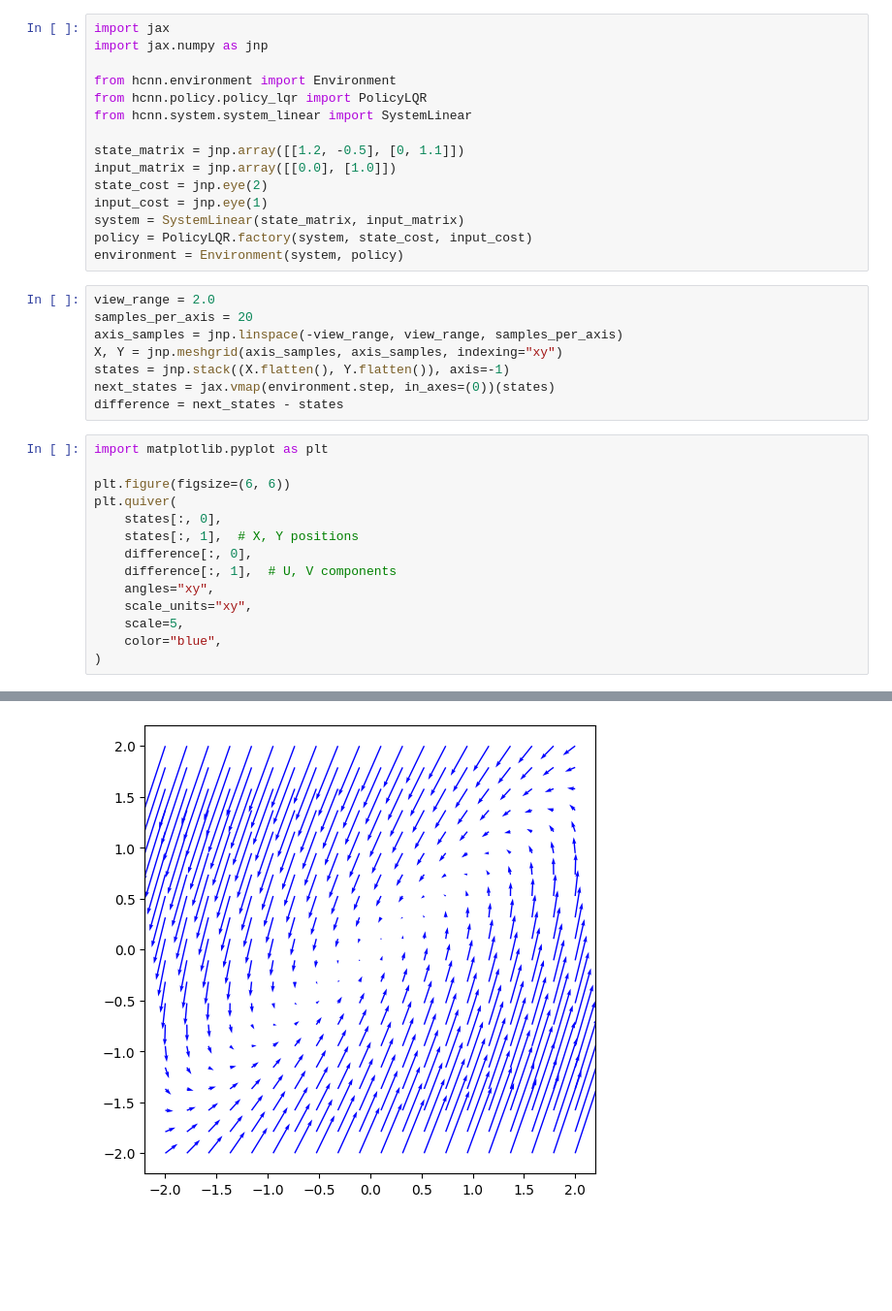
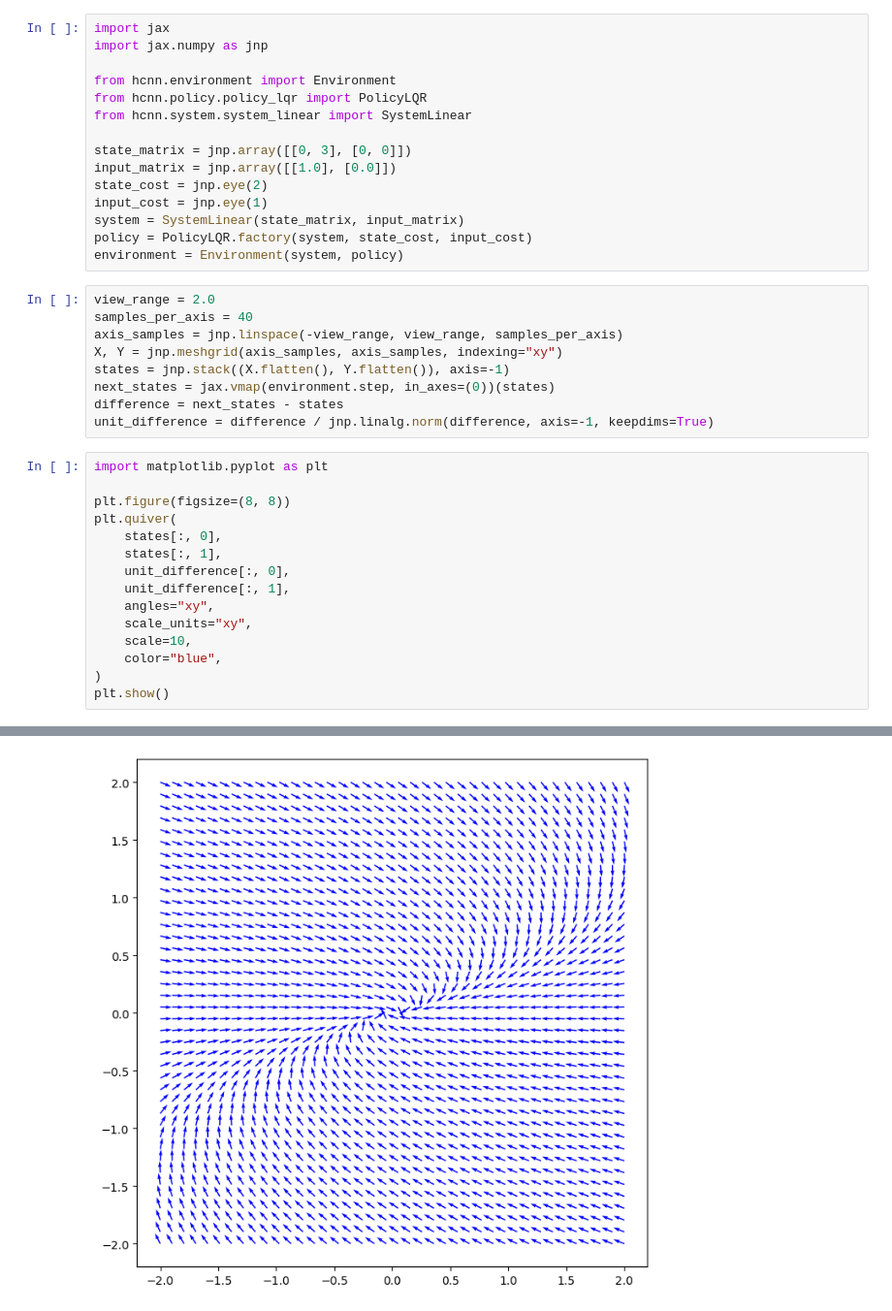
Before and after one commit to NicholasBehr/hcnn, a Jupyter notebook: notebooks/evolution-vectorfield.ipynb, the cells around one changed output, grey strips where cells are left out. Shown at 97% size. Drawn from its saved outputs; the diff is of its cells as text; blank space fills up the shorter version.

Commit message:
unit vectorfield

```diff
--- a/notebooks/evolution-vectorfield.ipynb
+++ b/notebooks/evolution-vectorfield.ipynb
@@ -6,8 +6,8 @@ from hcnn.environment import Environment
 from hcnn.policy.policy_lqr import PolicyLQR
 from hcnn.system.system_linear import SystemLinear
 
-state_matrix = jnp.array([[1.2, -0.5], [0, 1.1]])
-input_matrix = jnp.array([[0.0], [1.0]])
+state_matrix = jnp.array([[0, 3], [0, 0]])
+input_matrix = jnp.array([[1.0], [0.0]])
 state_cost = jnp.eye(2)
 input_cost = jnp.eye(1)
 system = SystemLinear(state_matrix, input_matrix)
@@ -15,24 +15,26 @@ policy = PolicyLQR.factory(system, state_cost, input_cost)
 environment = Environment(system, policy)
 # %%
 view_range = 2.0
-samples_per_axis = 20
+samples_per_axis = 40
 axis_samples = jnp.linspace(-view_range, view_range, samples_per_axis)
 X, Y = jnp.meshgrid(axis_samples, axis_samples, indexing="xy")
 states = jnp.stack((X.flatten(), Y.flatten()), axis=-1)
 next_states = jax.vmap(environment.step, in_axes=(0))(states)
 difference = next_states - states
+unit_difference = difference / jnp.linalg.norm(difference, axis=-1, keepdims=True)
 # %%
 import matplotlib.pyplot as plt
 
-plt.figure(figsize=(6, 6))
+plt.figure(figsize=(8, 8))
 plt.quiver(
     states[:, 0],
-    states[:, 1],  # X, Y positions
-    difference[:, 0],
-    difference[:, 1],  # U, V components
+    states[:, 1],
+    unit_difference[:, 0],
+    unit_difference[:, 1],
     angles="xy",
     scale_units="xy",
-    scale=5,
+    scale=10,
     color="blue",
 )
+plt.show()
 # %% [output]
@@ -40 +41 @@ plt.quiver(
-[figure, old version]
+[figure, new version]
```
Also changed, not shown: parts of 1 cell of this notebook.
